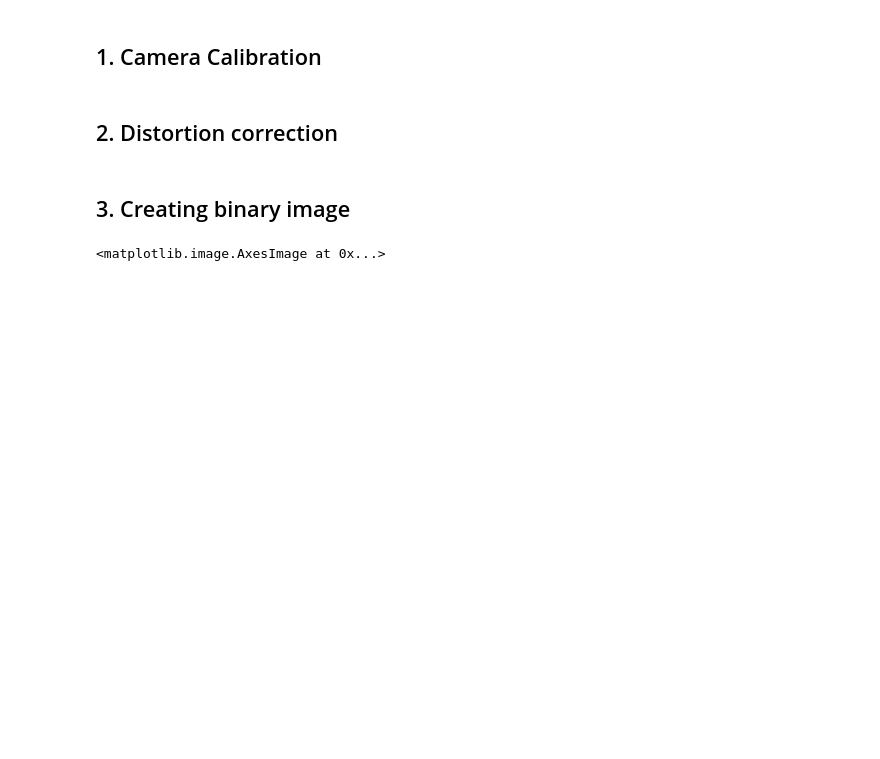
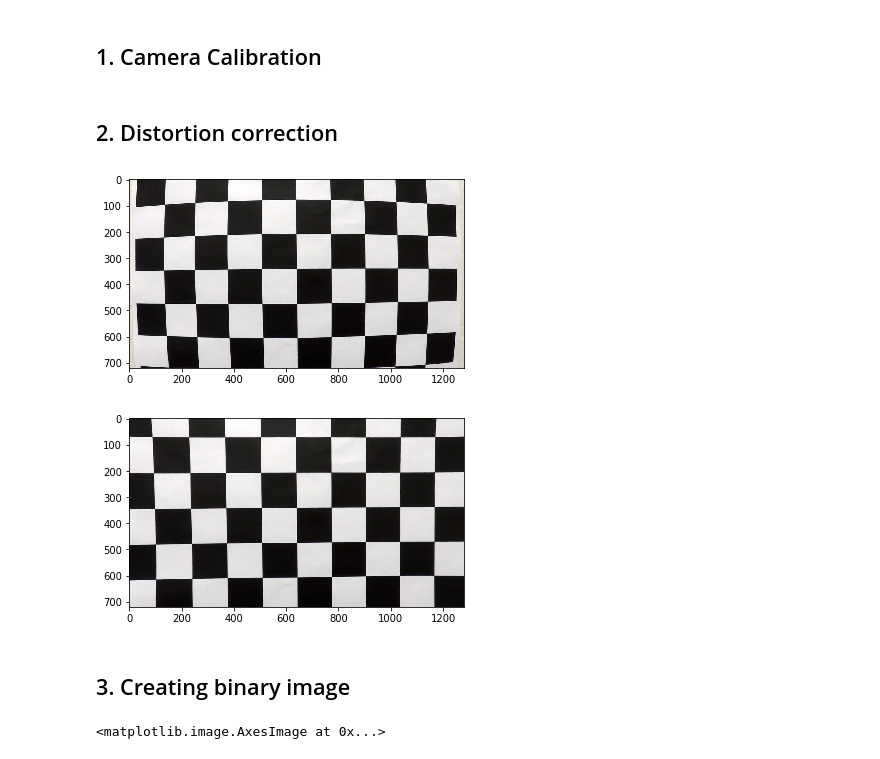
Before and after one commit to DataShrimp/CarND-Advanced-Lane-Lines, a Jupyter notebook: solution.ipynb, the cells around one changed output. Cells and saved outputs as stored; diff of their text form; code cells hidden in the pictures; blank space fills up the shorter version.

```diff
--- a/solution.ipynb
+++ b/solution.ipynb
@@ -57,10 +57,15 @@ ret, mtx, dist, rvecs, tvecs = cv2.calibrateCamera(objpoints, imgpoints, gray.sh
 ## 2. Distortion correction
 # %%
 img = cv2.imread('camera_cal/calibration1.jpg')
+img = cv2.cvtColor(img, cv2.COLOR_BGR2RGB)
 dst = cv2.undistort(img, mtx, dist, None, mtx)
-cv2.imshow('img',dst)
-cv2.waitKey(500)
-cv2.destroyAllWindows()
+plt.imshow(img)
+plt.show()
+plt.imshow(dst)
+plt.show()
+# %% [output]
+[figure, added]
+[figure, added]
 # %%
 images = glob.glob('test_images/test*.jpg')
 for fname in images:
```
Also changed, not shown: parts of 11 cells of this notebook.
